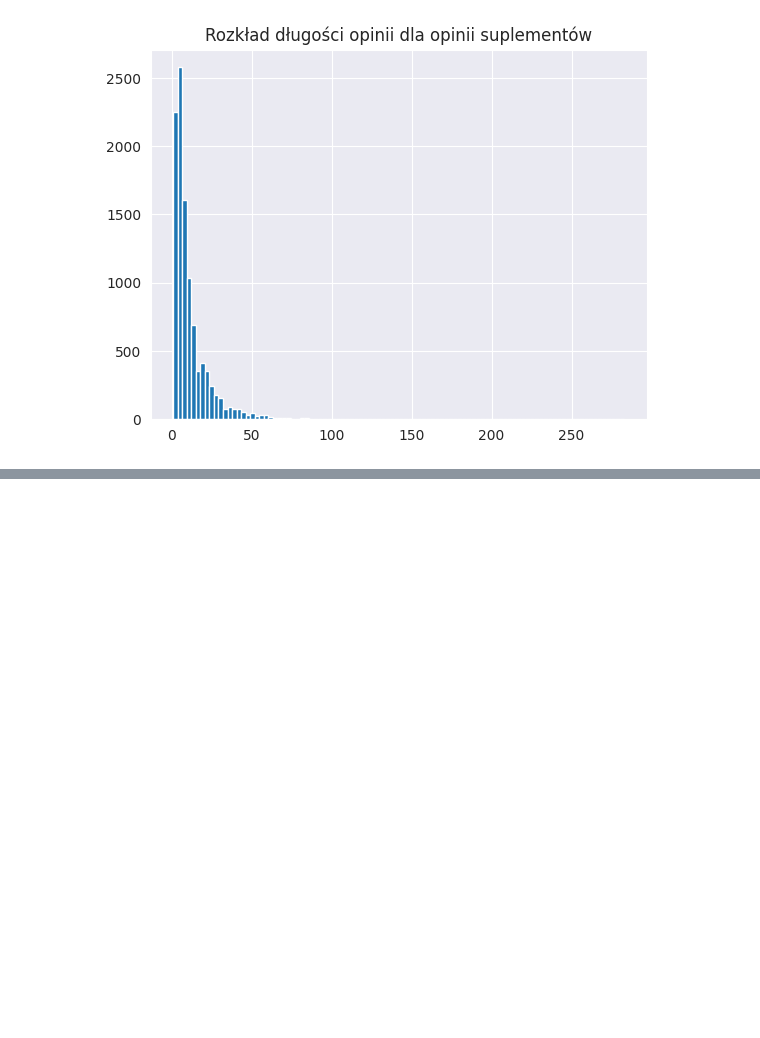
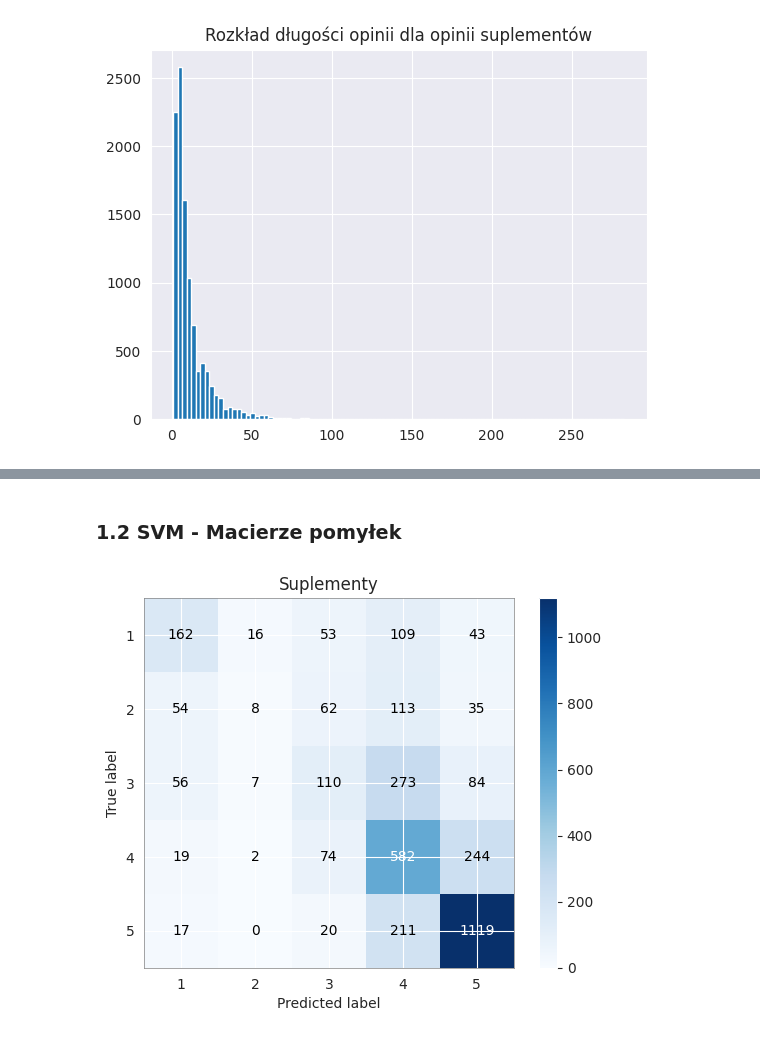
Before and after one commit to 13Dominik/engineering_thesis, a Jupyter notebook: project.ipynb, the cells around one changed output, grey strips where cells are left out. Saved outputs shown, nothing was run; the diff lists cells and outputs as text; code cells hidden in the pictures; blank space fills up the shorter version.

```diff
--- a/project.ipynb
+++ b/project.ipynb
@@ -161,0 +364,38 @@ Text(0.5, 1.0, 'Rozkład długości opinii dla opinii RTVAGD (0-80)')
+# %%
+from sklearn.model_selection import cross_val_score
+from sklearn.metrics import make_scorer, f1_score, accuracy_score, confusion_matrix
+
+
+def display_confusion_matrix(y_true, y_pred, title):
+    """Funkcja wyświetla macierz pomyłek dla klasyfikatorów"""
+    # Obliczanie macierzy pomyłek
+    cm = confusion_matrix(y_true, y_pred)
+
+    # Definicja listy kolorów
+    colors = ['1', '2', '3', '4', '5']
+
+    # Tworzenie wykresu macierzy pomyłek
+    fig, ax = plt.subplots()
+    im = ax.imshow(cm, interpolation='nearest', cmap=plt.cm.Blues)
+
+    # Dodawanie tekstu w komórkach macierzy
+    for i in range(cm.shape[0]):
+        for j in range(cm.shape[1]):
+            ax.text(j, i, cm[i, j], ha='center', va='center', color='white' if cm[i, j] > cm.max() / 2 else 'black')
+
+    # Zmiana kolorów komórek macierzy
+    for spine in ax.spines.values():
+        spine.set_edgecolor('gray')
+        spine.set_linewidth(0.5)
+    ax.set_xticks(np.arange(len(colors)))
+    ax.set_yticks(np.arange(len(colors)))
+    ax.set_xticklabels(colors)
+    ax.set_yticklabels(colors)
+    ax.set_xlabel("Predicted label")
+    ax.set_ylabel("True label")
+    # Dodawanie skali kolorów
+    cbar = ax.figure.colorbar(im, ax=ax)
+
+    ax.set_title(title)
+    # Wyświetlanie wykresu
+    plt.show()
@@ -161,0 +442,6 @@ Text(0.5, 1.0, 'Rozkład długości opinii dla opinii RTVAGD (0-80)')
+# %% [markdown]
+### 1.2 SVM - Macierze pomyłek
+# %%
+display_confusion_matrix(y_supp_test, y_supp_pred, "Suplementy")
+# %% [output]
+[figure, added]
```
Also changed, not shown: parts of 33 cells of this notebook, 3 other files.
